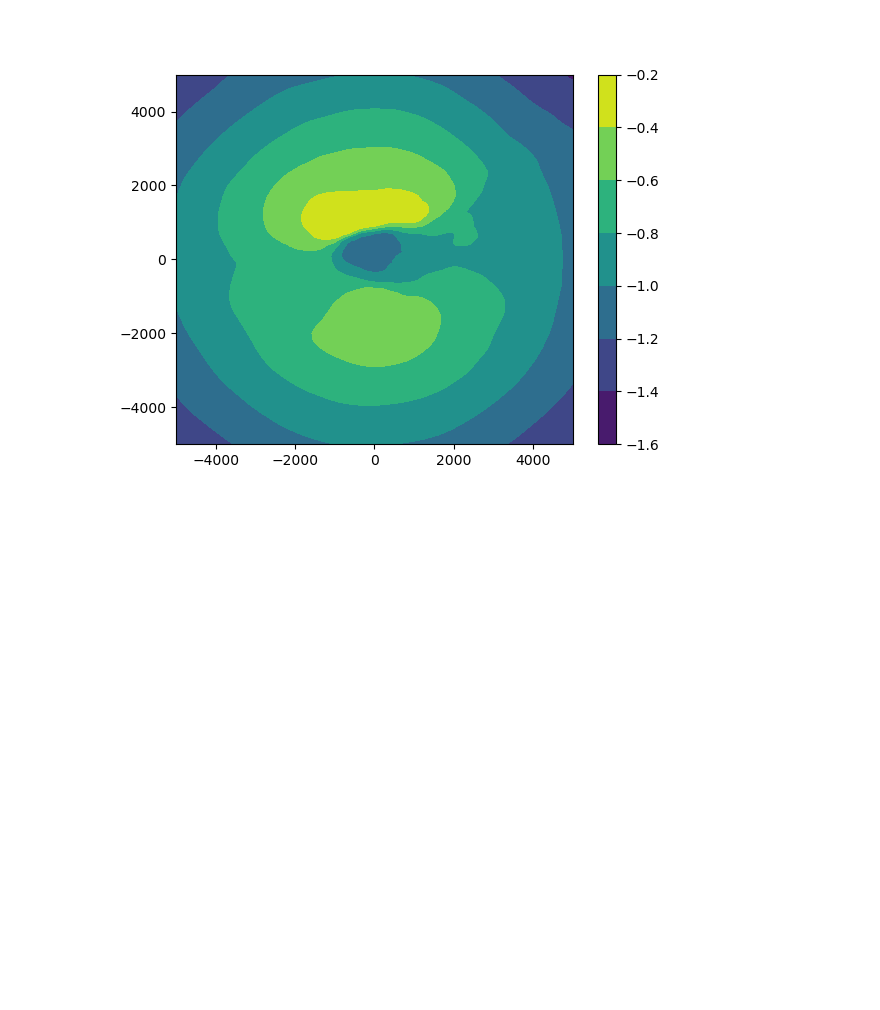
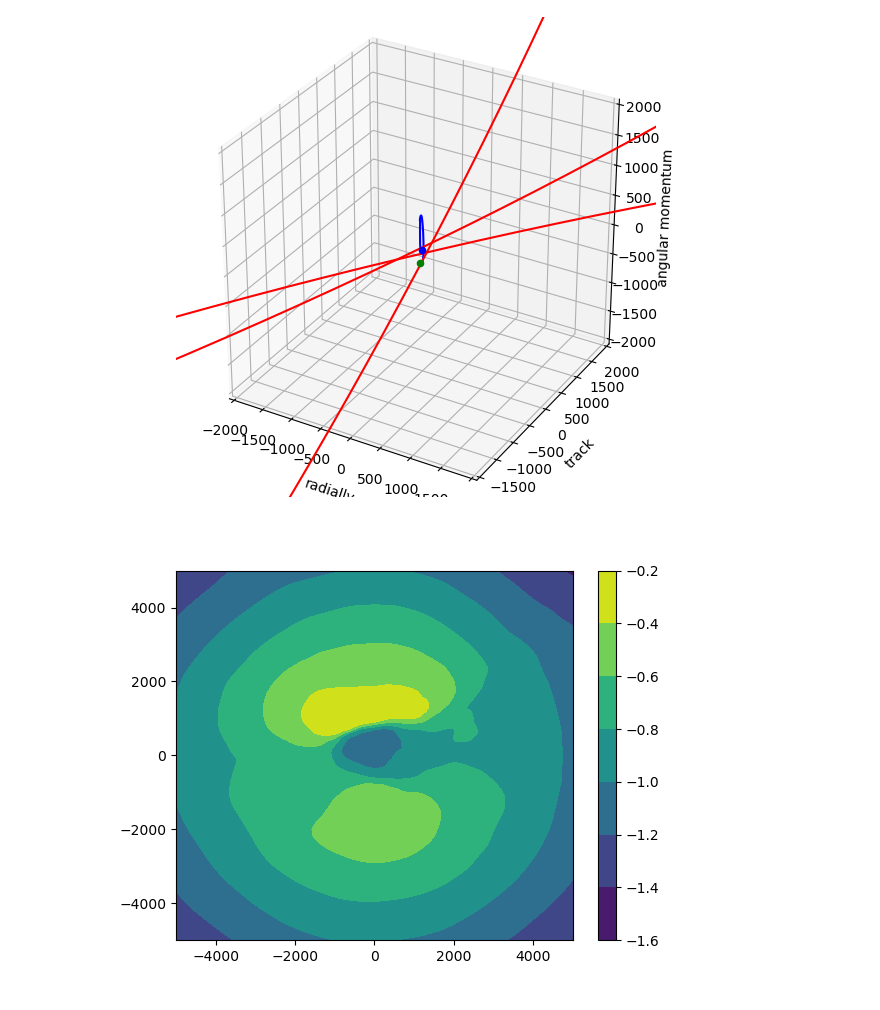
Before and after one commit to liziyao99/multi-debris-avoidance, a Jupyter notebook: quickStart.ipynb, the cells around one changed output. Cells and saved outputs as stored; diff of their text form; code cells hidden in the pictures; blank space fills up the shorter version.

```diff
--- a/quickStart.ipynb
+++ b/quickStart.ipynb
@@ -35,3 +91,8 @@ fig, _ = historyFile(d, agent=None, stage=stage, n_debris=n_debris, items=("targ
+# %%
+ani = foo(x, interval=50)
+ani.save('animation.gif', writer='ffmpeg')
+# %% [output]
+[figure, added]
 # %%
 import numpy as np
 from plotting import analyze
```
Also changed, not shown: parts of 5 cells of this notebook, 17 other files.
